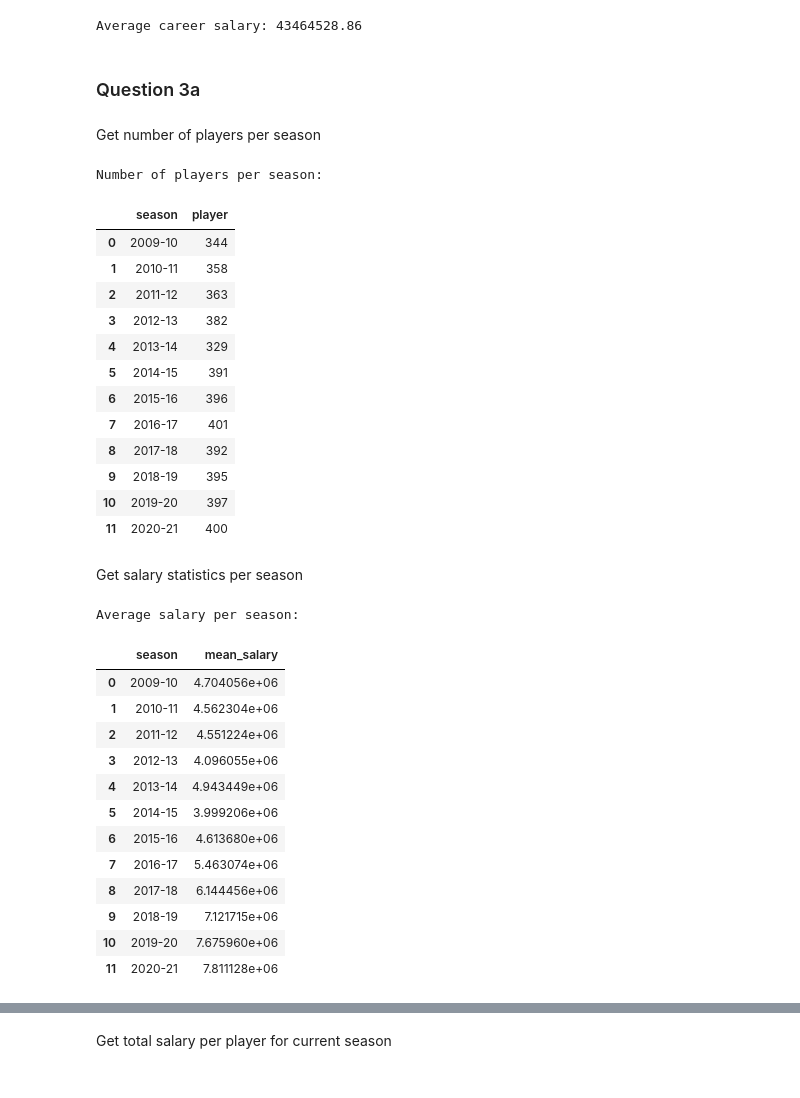
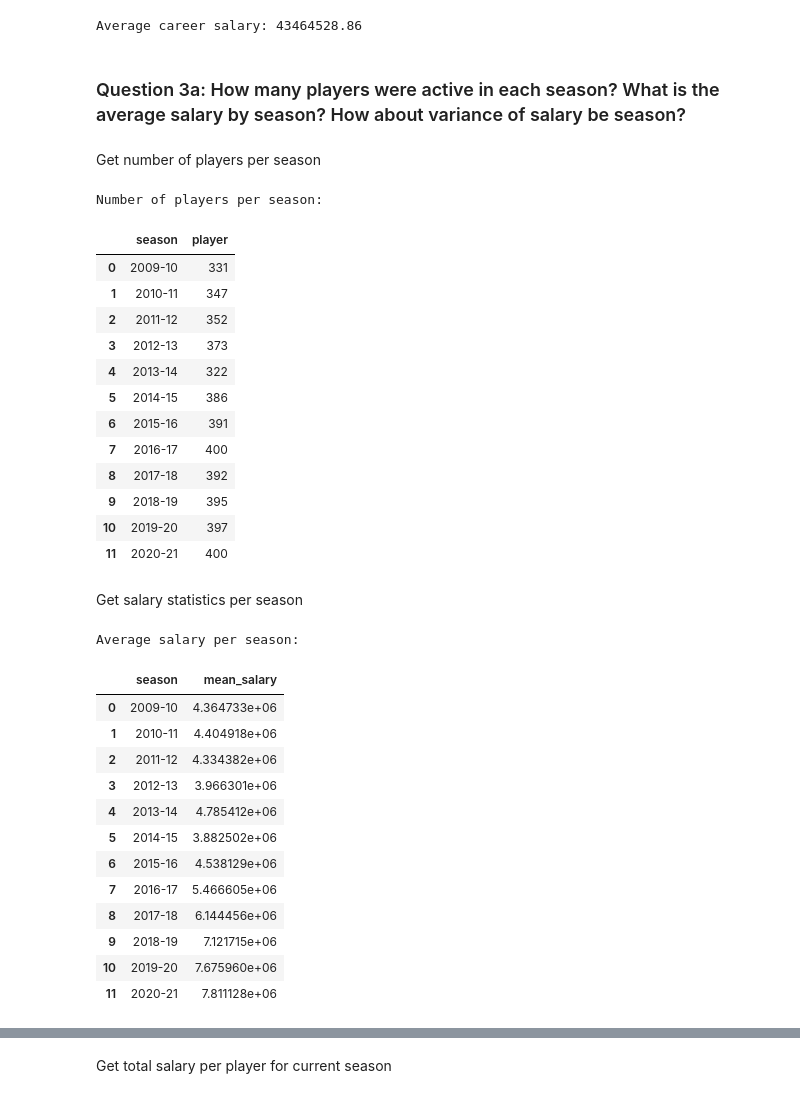
Before and after one commit to ongyl88/IS5126, a Jupyter notebook: IS5126_Guided_Project.ipynb, the cells around one changed output, grey strips where cells are left out. Cells and saved outputs as stored; diff of their text form; code cells hidden in the pictures.

```diff
--- a/IS5126_Guided_Project.ipynb
+++ b/IS5126_Guided_Project.ipynb
@@ -264,28 +253,27 @@ df = df.fillna(0)
 # %% [markdown]
 Convert numeric columns to numeric (brute force)
 # %%
-for col in list(df.columns):
+for col in list(df_main.columns):
     try:
-        df[col] = df[col].astype(float)
+        df_main[col] = df_main[col].astype(float)
     except ValueError:
         continue
 # %% [markdown]
 Number of teams playing for per season
 # %%
-df_num_teams = (df.groupby(["player", "season"])
+df_num_teams = (df_main.groupby(["player", "season"])
                   .agg({"team_name": pd.Series.nunique})
                   .reset_index(drop=False)
                   .rename(columns={"team_name": "team_count"}))
-df = df.merge(df_num_teams,
+df_main = df_main.merge(df_num_teams,
               how="inner",
               on=["player", "season"]).reset_index(drop=True)
 # %% [markdown]
 Get YTD age
 # %%
 MOST_CURRENT_SEASON = 2020
-df["age_YTD"] = df["age"] - (MOST_CURRENT_SEASON - df["season_year"])
+df_main["age_YTD"] = df_main["age"] - (MOST_CURRENT_SEASON - df_main["season_year"])
 # %% [markdown]
 Reset Index
 # %%
-df = df.reset_index(drop=True)
-#df.to_csv(OUTPUT_FILE)
+df_main = df_main.reset_index(drop=True)
@@ -359,27 +343,27 @@ average_career_salary = df_average_career["total_salary"].mean()
 print("Average career salary: {}".format(average_career_salary))
 # %% [output]
 Average career salary: 43464528.86
-# %% [markdown]
-### Question 3a
+# %% [markdown]
+### Question 3a: How many players were active in each season? What is the average salary by season? How about variance of salary be season?
 # %% [markdown]
 Get number of players per season
 # %%
-season_players = (df.groupby(["season"])
+season_players = (df_main.groupby(["season"])
                     .agg({"player": pd.Series.nunique})
                     .reset_index(drop=False))
 print("Number of players per season:")
 season_players
 # %% [output]
 Number of players per season:
 |  | season | player |
-| 0 | 2009-10 | 344 |
-| 1 | 2010-11 | 358 |
-| 2 | 2011-12 | 363 |
-| 3 | 2012-13 | 382 |
-| 4 | 2013-14 | 329 |
-| 5 | 2014-15 | 391 |
-| 6 | 2015-16 | 396 |
-| 7 | 2016-17 | 401 |
+| 0 | 2009-10 | 331 |
+| 1 | 2010-11 | 347 |
+| 2 | 2011-12 | 352 |
+| 3 | 2012-13 | 373 |
+| 4 | 2013-14 | 322 |
+| 5 | 2014-15 | 386 |
+| 6 | 2015-16 | 391 |
+| 7 | 2016-17 | 400 |
 | 8 | 2017-18 | 392 |
 | 9 | 2018-19 | 395 |
 | 10 | 2019-20 | 397 |
@@ -387,7 +371,7 @@ Number of players per season:
 # %% [markdown]
 Get salary statistics per season
 # %%
-season_salary = (df.groupby(["season"])
+season_salary = (df_main.groupby(["season"])
                    .agg({"salary": ["mean", "var"]})
                    .reset_index(drop=False))
 season_salary.columns = ["season", "mean_salary", "var_salary"]
@@ -396,14 +380,14 @@ season_salary.loc[:, ["season", "mean_salary"]]
 # %% [output]
 Average salary per season:
 |  | season | mean_salary |
-| 0 | 2009-10 | 4.704056e+06 |
-| 1 | 2010-11 | 4.562304e+06 |
-| 2 | 2011-12 | 4.551224e+06 |
-| 3 | 2012-13 | 4.096055e+06 |
-| 4 | 2013-14 | 4.943449e+06 |
-| 5 | 2014-15 | 3.999206e+06 |
-| 6 | 2015-16 | 4.613680e+06 |
-| 7 | 2016-17 | 5.463074e+06 |
+| 0 | 2009-10 | 4.364733e+06 |
+| 1 | 2010-11 | 4.404918e+06 |
+| 2 | 2011-12 | 4.334382e+06 |
+| 3 | 2012-13 | 3.966301e+06 |
+| 4 | 2013-14 | 4.785412e+06 |
+| 5 | 2014-15 | 3.882502e+06 |
+| 6 | 2015-16 | 4.538129e+06 |
+| 7 | 2016-17 | 5.466605e+06 |
 | 8 | 2017-18 | 6.144456e+06 |
 | 9 | 2018-19 | 7.121715e+06 |
 | 10 | 2019-20 | 7.675960e+06 |
```
Also changed, not shown: parts of 90 cells of this notebook.
